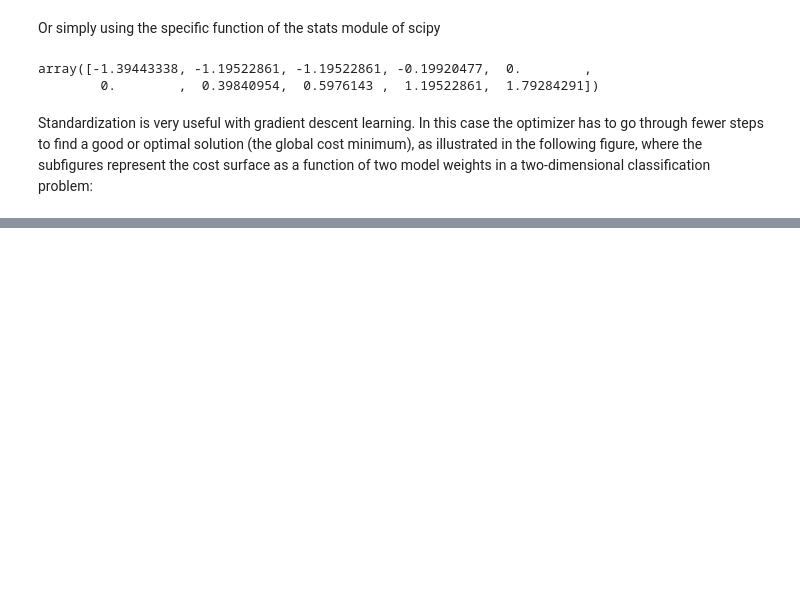
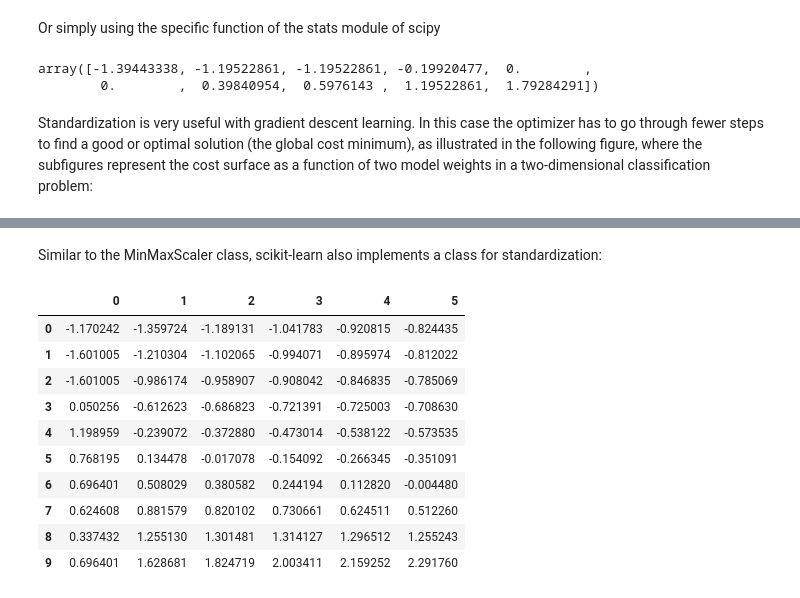
Before and after one commit to polyhedron-gdl/introduction-to-machine-learning-for-finance, a Jupyter notebook: 2022/1-notebooks/chapter-2-1.ipynb, the cells around one changed output, grey strips where cells are left out. Saved outputs shown, nothing was run; the diff lists cells and outputs as text; code cells hidden in the pictures; blank space fills up the shorter version.

```diff
--- a/2022/1-notebooks/chapter-2-1.ipynb
+++ b/2022/1-notebooks/chapter-2-1.ipynb
@@ -210,3 +359,24 @@ represent the cost surface as a function of two model weights in a two-dimension
 classification problem:
 # %% [markdown]
 ![chapter-2-1_pic_0.png](./pic/chapter-2-1_pic_0.png)
+# %% [markdown]
+Similar to the MinMaxScaler class, scikit-learn also implements a class for
+standardization:
+# %%
+from sklearn.preprocessing import StandardScaler
+
+stdsc = StandardScaler()
+df4 = pd.DataFrame(stdsc.fit_transform(df2))
+df4
+# %% [output]
+|  | 0 | 1 | 2 | 3 | 4 | 5 |
+| 0 | -1.170242 | -1.359724 | -1.189131 | -1.041783 | -0.920815 | -0.824435 |
+| 1 | -1.601005 | -1.210304 | -1.102065 | -0.994071 | -0.895974 | -0.812022 |
+| 2 | -1.601005 | -0.986174 | -0.958907 | -0.908042 | -0.846835 | -0.785069 |
+| 3 | 0.050256 | -0.612623 | -0.686823 | -0.721391 | -0.725003 | -0.708630 |
+| 4 | 1.198959 | -0.239072 | -0.372880 | -0.473014 | -0.538122 | -0.573535 |
+| 5 | 0.768195 | 0.134478 | -0.017078 | -0.154092 | -0.266345 | -0.351091 |
+| 6 | 0.696401 | 0.508029 | 0.380582 | 0.244194 | 0.112820 | -0.004480 |
+| 7 | 0.624608 | 0.881579 | 0.820102 | 0.730661 | 0.624511 | 0.512260 |
+| 8 | 0.337432 | 1.255130 | 1.301481 | 1.314127 | 1.296512 | 1.255243 |
+| 9 | 0.696401 | 1.628681 | 1.824719 | 2.003411 | 2.159252 | 2.291760 |
```
Also changed, not shown: parts of 17 cells of this notebook, 18 other files.
